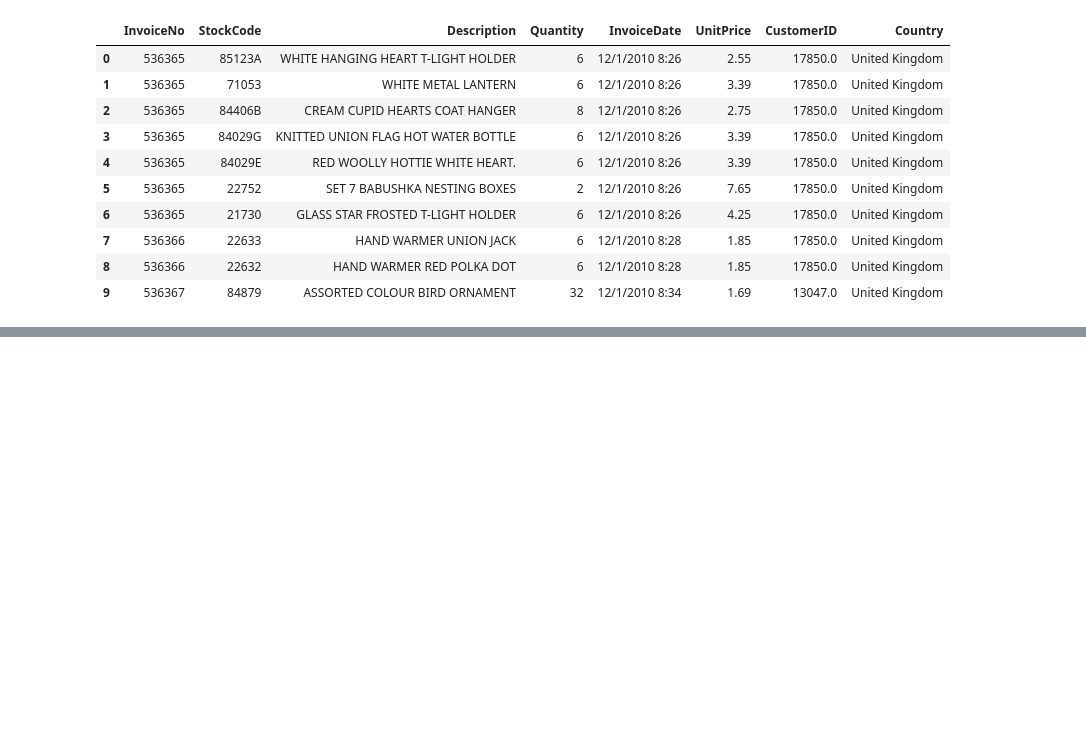
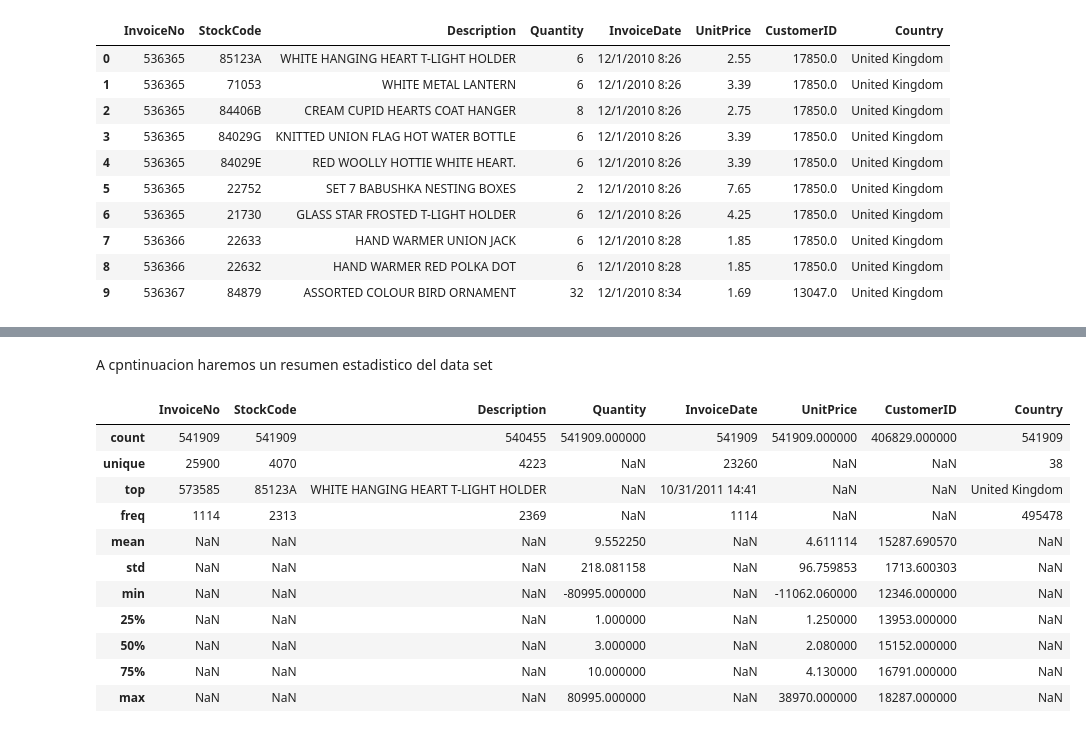
Before and after one commit to AlanBarria/Prueba_1_ML, a Jupyter notebook: Prueba_1_ML.ipynb, the cells around one changed output, grey strips where cells are left out. Saved outputs shown, nothing was run; the diff lists cells and outputs as text; code cells hidden in the pictures; blank space fills up the shorter version.

```diff
--- a/Prueba_1_ML.ipynb
+++ b/Prueba_1_ML.ipynb
@@ -56,0 +85,17 @@ df.head(10)
+# %% [markdown]
+A cpntinuacion haremos un resumen estadistico del data set
+# %%
+display(df.describe(include='all'))
+# %% [output]
+|  | InvoiceNo | StockCode | Description | Quantity | InvoiceDate | UnitPrice | CustomerID | Country |
+| count | 541909 | 541909 | 540455 | 541909.000000 | 541909 | 541909.000000 | 406829.000000 | 541909 |
+| unique | 25900 | 4070 | 4223 | NaN | 23260 | NaN | NaN | 38 |
+| top | 573585 | 85123A | WHITE HANGING HEART T-LIGHT HOLDER | NaN | 10/31/2011 14:41 | NaN | NaN | United Kingdom |
+| freq | 1114 | 2313 | 2369 | NaN | 1114 | NaN | NaN | 495478 |
+| mean | NaN | NaN | NaN | 9.552250 | NaN | 4.611114 | 15287.690570 | NaN |
+| std | NaN | NaN | NaN | 218.081158 | NaN | 96.759853 | 1713.600303 | NaN |
+| min | NaN | NaN | NaN | -80995.000000 | NaN | -11062.060000 | 12346.000000 | NaN |
+| 25% | NaN | NaN | NaN | 1.000000 | NaN | 1.250000 | 13953.000000 | NaN |
+| 50% | NaN | NaN | NaN | 3.000000 | NaN | 2.080000 | 15152.000000 | NaN |
+| 75% | NaN | NaN | NaN | 10.000000 | NaN | 4.130000 | 16791.000000 | NaN |
+| max | NaN | NaN | NaN | 80995.000000 | NaN | 38970.000000 | 18287.000000 | NaN |
```
Also changed, not shown: parts of 22 cells of this notebook.
